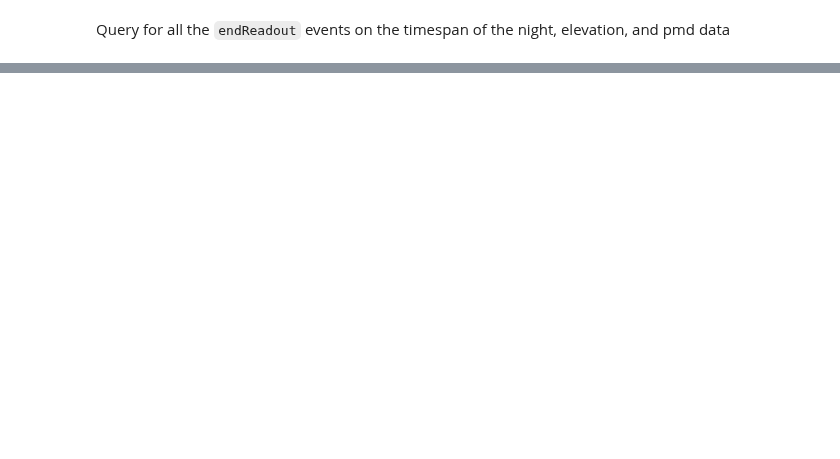
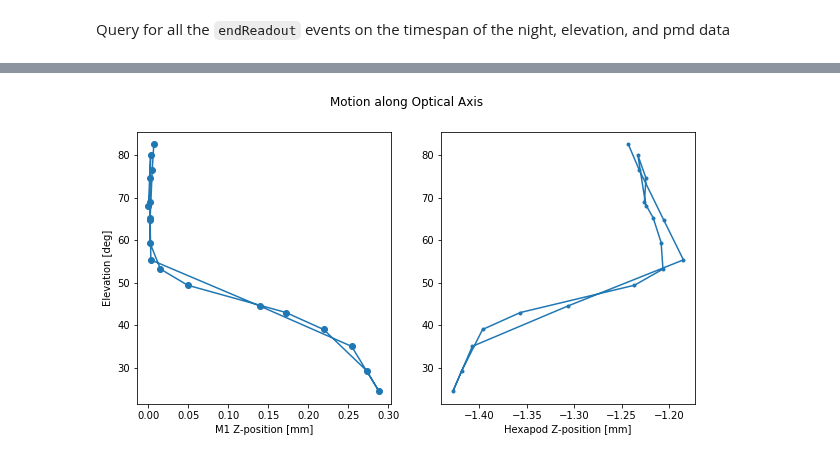
Before and after one commit to lsst-ts/ts_notebooks, a Jupyter notebook: pingraham/summit_notebooks/AT_20210607/M1_Mirror_motion.ipynb, the cells around one changed output, grey strips where cells are left out. Saved outputs shown, nothing was run; the diff lists cells and outputs as text; code cells hidden in the pictures; blank space fills up the shorter version.

```diff
--- a/pingraham/summit_notebooks/AT_20210607/M1_Mirror_motion.ipynb
+++ b/pingraham/summit_notebooks/AT_20210607/M1_Mirror_motion.ipynb
@@ -53,0 +80,2 @@ len(pmd)
+# %%
+tmp = rendezvous_dataframes(base,el)
@@ -53,0 +220,3 @@ len(pmd)
+# %%
+import copy
+calc_data=copy.copy(raw_data)
@@ -53,0 +289,21 @@ len(pmd)
+# %%
+angle_arr = np.array(calc_data.elevationCalculatedAngle1) - np.array(calc_data.nasmyth2CalculatedAngle) + 90.0 # degrees
+
+#azel_correction = np.zeros((2, len(calc_data.xcentroid)))
+azel_correction = np.zeros((2, len(brightest_source_centroid)))
+
+reference = PointD(brightest_source_centroid[0].brightestObjCentroid)
+
+for i, source_xy in enumerate(brightest_source_centroid):
+    dx_arcsec, dy_arcsec = calculate_xy_offsets(
+        PointD(
+            source_xy.brightestObjCentroid[0],
+            source_xy.brightestObjCentroid[1]
+        ),
+        reference)
+
+    # We are using rotator 2 so we must apply a negative sign on the x-axis offset.
+    # The equation bellow return offset in elevation/azimuth.
+    elaz_offset = np.matmul((-dx_arcsec, dy_arcsec, 0.), rotation_matrix(angle_arr[i]))*u.arcsec
+    azel_correction[:,i] = np.array((elaz_offset[0].value, elaz_offset[1].value))
+    print(elaz_offset)
@@ -53,0 +394,17 @@ len(pmd)
+# %%
+fig, (ax1, ax2) = plt.subplots(1, 2,figsize=(10, 5))
+fig.suptitle('Motion along Optical Axis')
+xvals = (calc_data.m1_piston) # mm
+yvals = calc_data.elevationCalculatedAngle1
+
+ax1.plot(xvals, yvals, 'o-')
+ax1.set_ylabel('Elevation [deg]')
+ax1.set_xlabel('M1 Z-position [mm]')
+
+xvals=calc_data.reportedPosition2
+ax2.plot(xvals,yvals, '.-')
+ax2.set_xlabel('Hexapod Z-position [mm]')
+
+plt.show()
+# %% [output]
+[figure, added]
```
Also changed, not shown: parts of 41 cells of this notebook.
